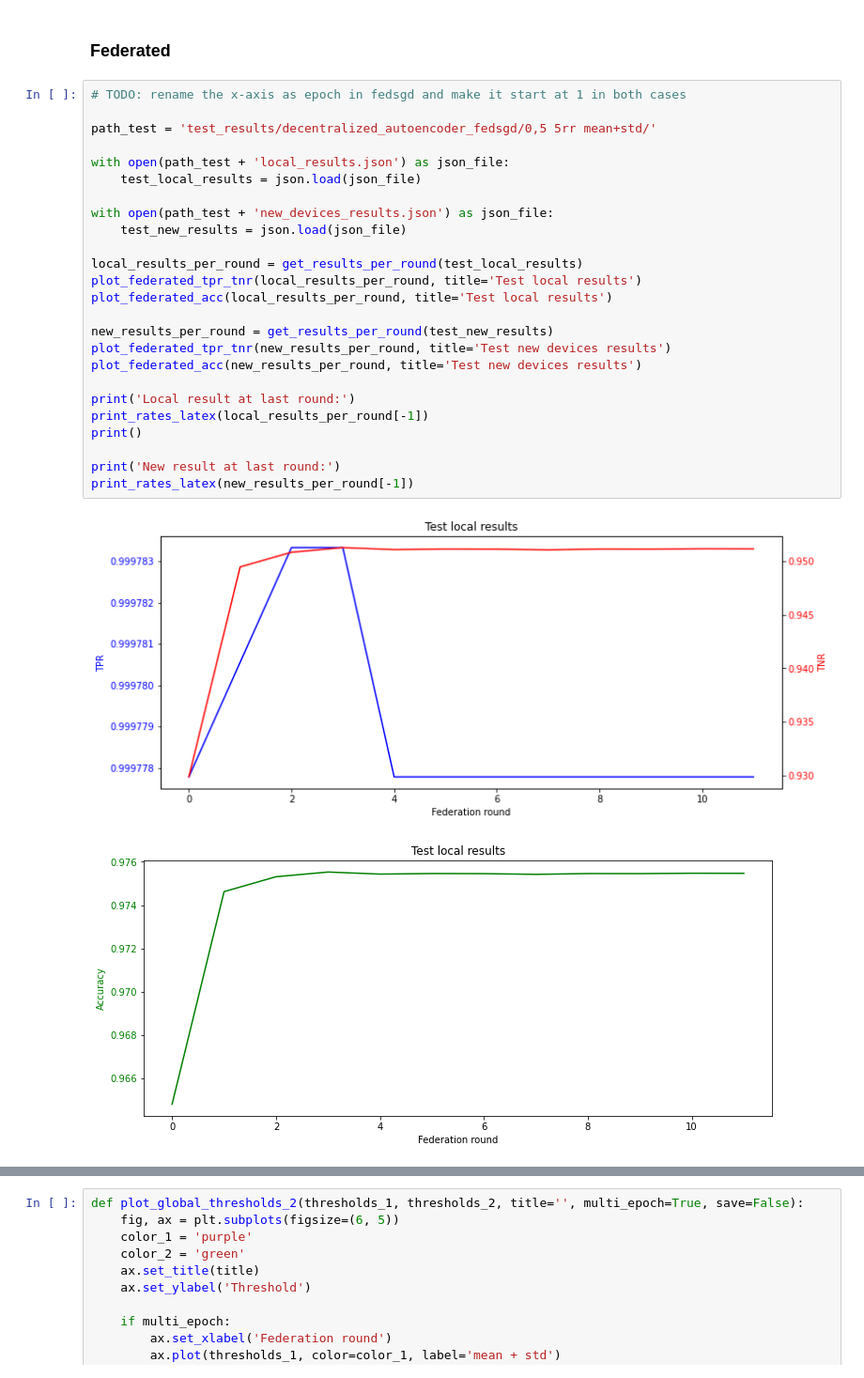
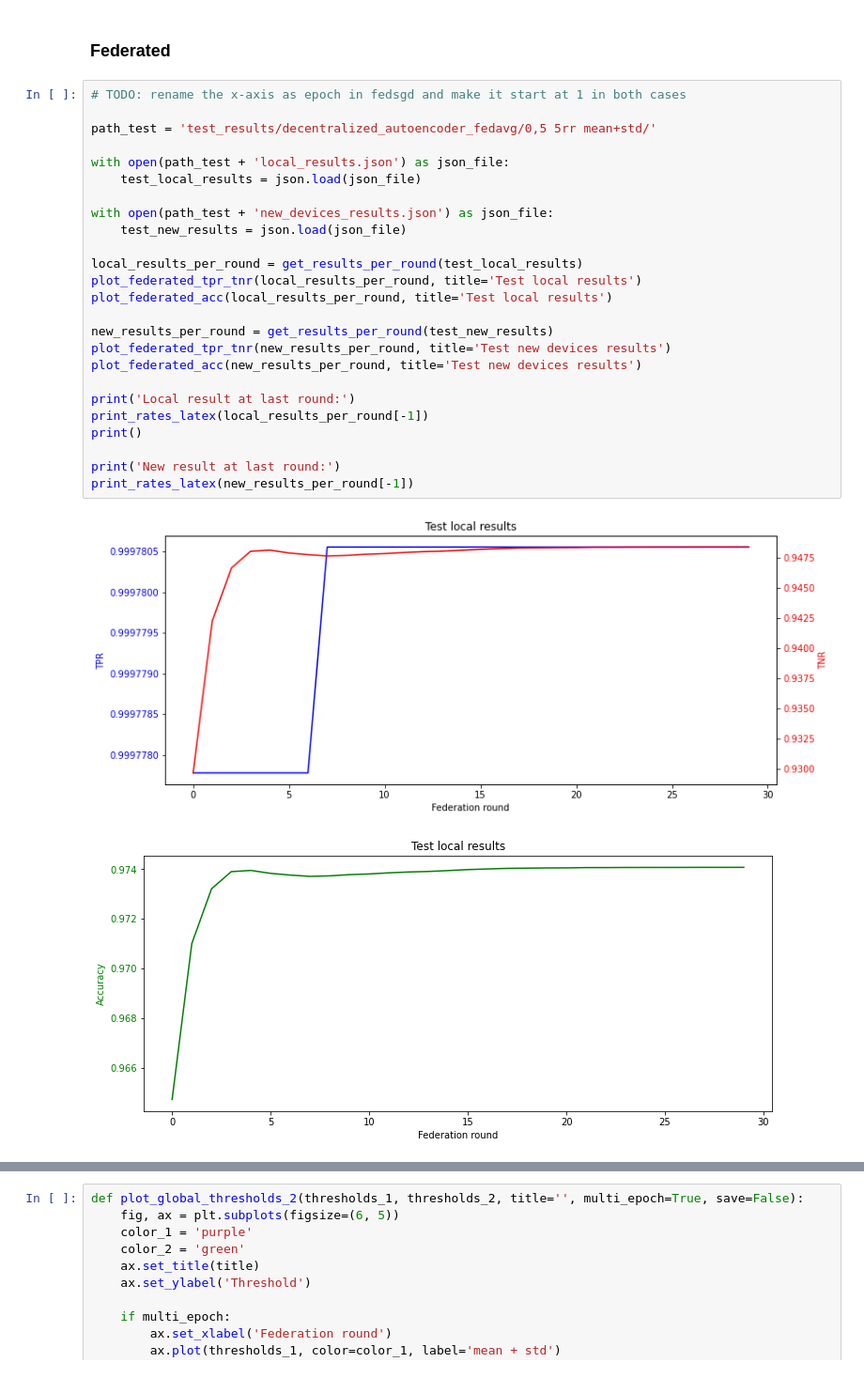
Before and after one commit to ValerianRey/fed_iot_guard, a Jupyter notebook: Test results.ipynb, the cells around one changed output, grey strips where cells are left out. Shown: that part at 94% size. Drawn from its saved outputs; the diff is of its cells as text.

```diff
--- a/Test results.ipynb
+++ b/Test results.ipynb
@@ -157,28 +157,28 @@ TNR:            92.76\%
 # %%
 # TODO: rename the x-axis as epoch in fedsgd and make it start at 1 in both cases
 
-path_test = 'test_results/decentralized_autoencoder_fedsgd/0,5 5rr mean+std/'
+path_test = 'test_results/decentralized_autoencoder_fedavg/0,5 5rr mean+std/'
 
 with open(path_test + 'local_results.json') as json_file:
     test_local_results = json.load(json_file)
 
 with open(path_test + 'new_devices_results.json') as json_file:
     test_new_results = json.load(json_file)
 
 local_results_per_round = get_results_per_round(test_local_results)
 plot_federated_tpr_tnr(local_results_per_round, title='Test local results')
 plot_federated_acc(local_results_per_round, title='Test local results')
 
 new_results_per_round = get_results_per_round(test_new_results)
 plot_federated_tpr_tnr(new_results_per_round, title='Test new devices results')
 plot_federated_acc(new_results_per_round, title='Test new devices results')
 
 print('Local result at last round:')
 print_rates_latex(local_results_per_round[-1])
 print()
 
 print('New result at last round:')
 print_rates_latex(new_results_per_round[-1])
 # %% [output]
-[figure, old version]
+[figure, new version]
-[figure, old version]
+[figure, new version]
```
Also changed, not shown: parts of 3 cells of this notebook, 12 other files.
